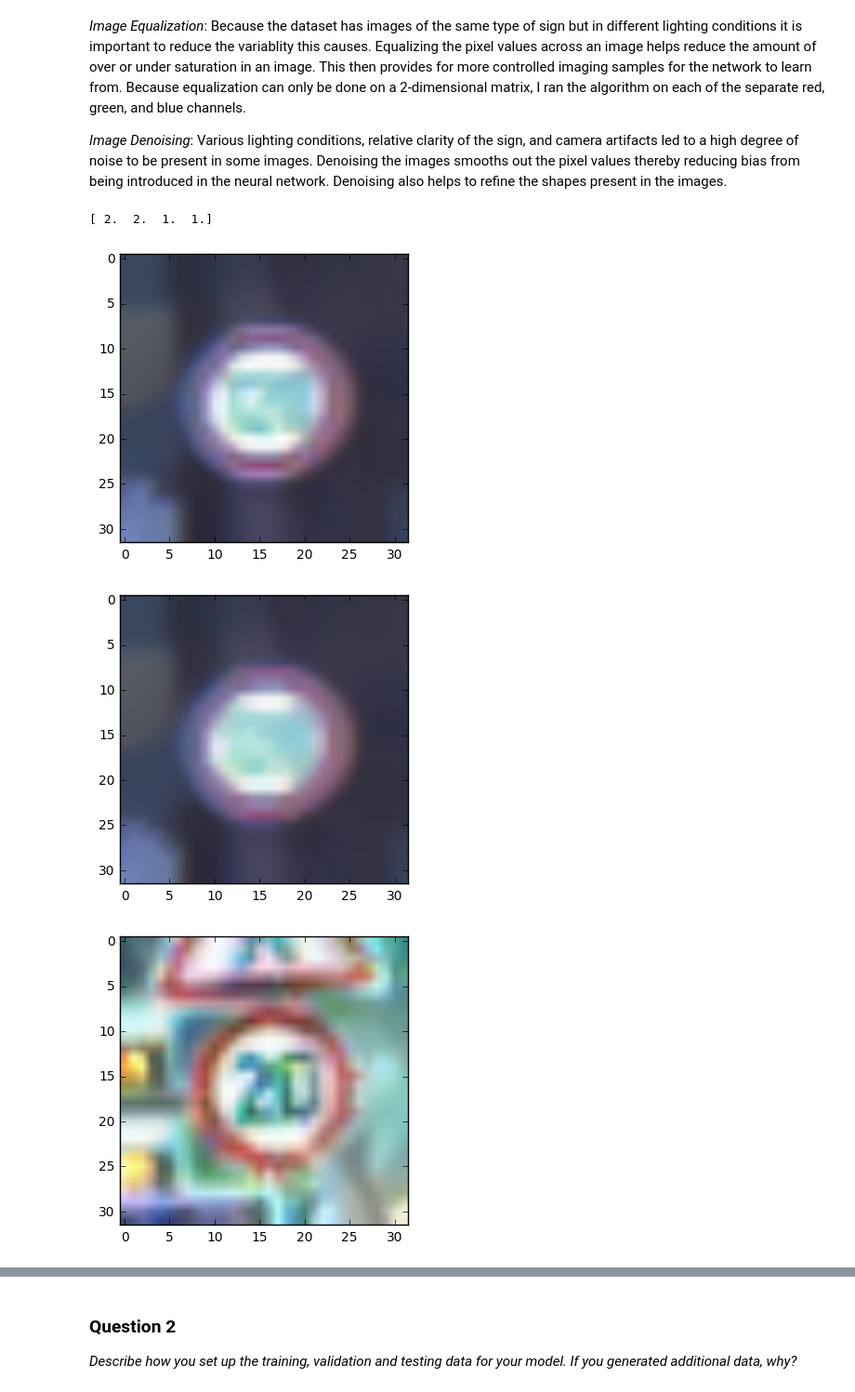
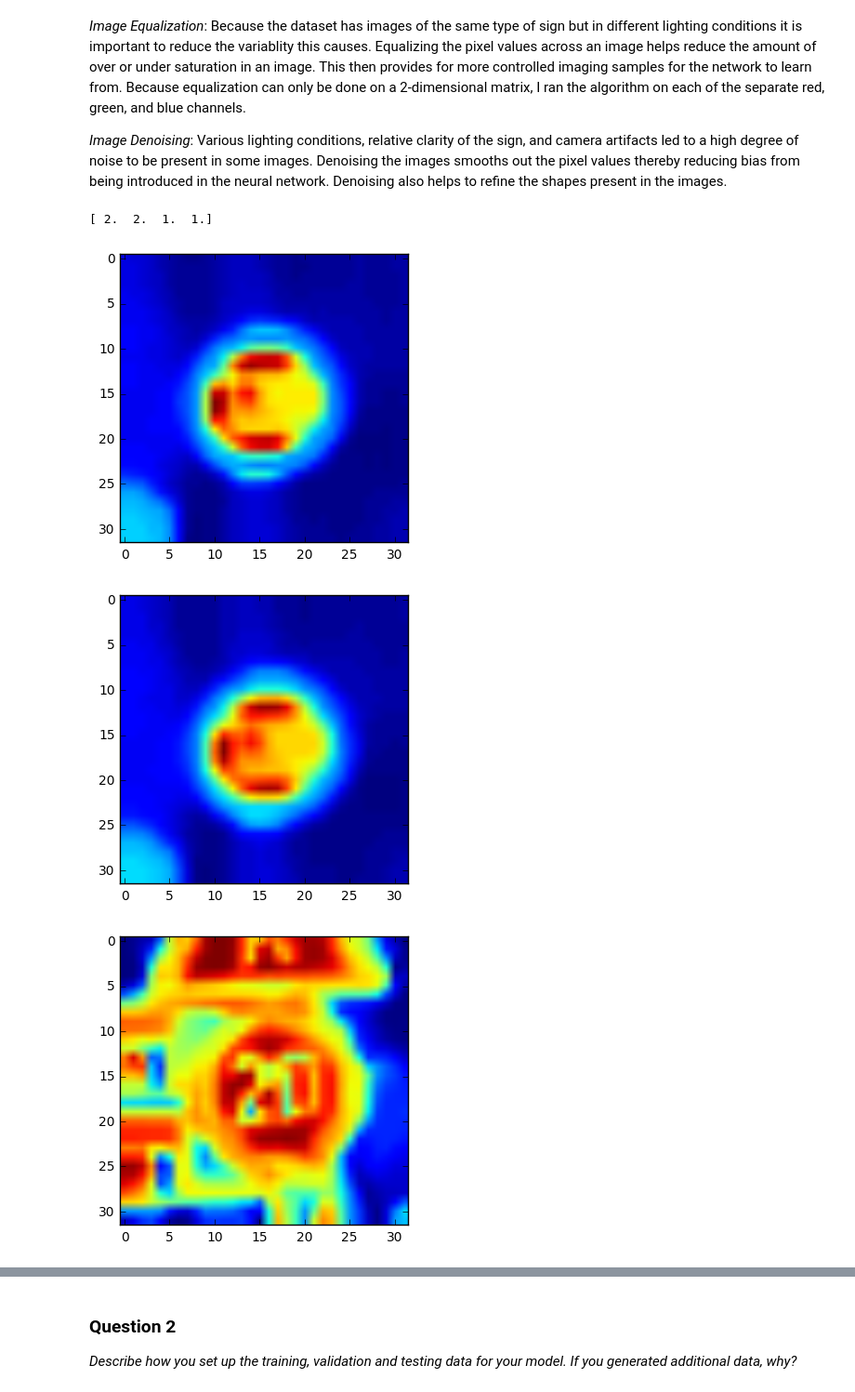
Before and after one commit to MWransky/traffic-signs, a Jupyter notebook: Traffic_Signs_Recognition.ipynb, the cells around one changed output, grey strips where cells are left out. Shown at 93% size. Drawn from its saved outputs; the diff is of its cells as text; code cells hidden in the pictures.

```diff
--- a/Traffic_Signs_Recognition.ipynb
+++ b/Traffic_Signs_Recognition.ipynb
@@ -128,26 +128,45 @@ Use the code cell (or multiple code cells, if necessary) to implement the first
 ### Preprocess the data here.
 ### Feel free to use as many code cells as needed.
 import cv2
+from skimage.morphology import skeletonize
+from skimage.filters import roberts, sobel, scharr, prewitt
 
 def denoise_img(image):
-    return cv2.fastNlMeansDenoising(image,None,10,3,7)
+    return cv2.fastNlMeansDenoisingColored(image,None,10,3,7)
+
+def convert_to_hsv(image):
+    return cv2.cvtColor(image, cv2.COLOR_BGR2HSV)
+
+def convert_to_value(image):
+    return cv2.cvtColor(image, cv2.COLOR_RGB2HSV)[:,:,2]
+
+def edge(image):
+    return sobel(image)
 
 def equalize(image):
     img = np.copy(image)
-    for i in range(3):
-        # create a CLAHE object for histogram equalization
-        clahe = cv2.createCLAHE(clipLimit=2.0, tileGridSize=(4,4))
-        img[:,:,i] = clahe.apply(image[:,:,i])
-
+    clahe = cv2.createCLAHE(clipLimit=1.0, tileGridSize=(2,2))
+    if len(image.shape) > 2:
+        dims = 3
+        for i in range(dims):
+            img[:,:,i] = clahe.apply(image[:,:,i])
+    else:
+        img = clahe.apply(image)
     return img
 
+def YUV_equalize(image):
+    img_yuv = cv2.cvtColor(image, cv2.COLOR_BGR2YUV)
+    img_yuv = equalize(img_yuv)
+    return cv2.cvtColor(img_yuv, cv2.COLOR_YUV2BGR)
+
 def preprocess(image):
-    return denoise_img(equalize(image))
+    return denoise_img(image)
+#     return denoise_img(equalize(img_gradient(deconvolve(convert_to_value(image)))))
 # %%
 import time
 from tqdm import tqdm
 def preprocess_batch(images):
-    imgs = np.copy(images)
+    imgs = np.copy(images[:,:,:,0])
     for i in tqdm(range(images.shape[0])):
         imgs[i] = preprocess(images[i])
     return imgs
@@ -205,35 +224,36 @@ The main objective in preprocessing the image data is to reduce the data dimensi
 ### Generate data additional (if you want to!)
 ### and split the data into training/validation/testing sets here.
 ### Feel free to use as many code cells as needed.
 # Since some classes have significantly less data than others
 # I decided to take each image and add one additional image
 # 1. adding blur
 def add_blur(image):
-    return cv2.medianBlur(image,3)
+    kernel = np.ones((2,2),np.float32)/4
+    return cv2.filter2D(image,-1,kernel)
 
 def make_more_data(images, labels):
-    more_imgs = np.zeros((images.shape[0]*2, images.shape[1], images.shape[2], images.shape[3]))
+    more_imgs = np.zeros((images.shape[0]*2, images.shape[1], images.shape[2]))
     more_labels = np.zeros((labels.shape[0]*2))
     for i in tqdm(range(images.shape[0])):
         more_imgs[2*i] = images[i]
         more_imgs[2*i+1] = add_blur(images[i])
         more_labels[2*i:2*i+2] = labels[i]
     return np.uint8(more_imgs), more_labels
 
 # Test data augmentation
 images, labels = make_more_data(np.array([X_train_processed[13004],X_train_processed[1]]),np.array([2,1]))
 print(labels)
 plt.figure(1)
 plt.imshow(images[0])
 plt.figure(2)
 plt.imshow(images[1])
 plt.figure(3)
 plt.imshow(images[2])
 plt.figure(4)
 plt.imshow(images[3])
 plt.show()
 # %% [output]
 [ 2.  2.  1.  1.]
-[figure, old version]
+[figure, new version]
-[figure, old version]
+[figure, new version]
-[figure, old version]
+[figure, new version]
```
Also changed, not shown: parts of 21 cells of this notebook, 2 other files.
